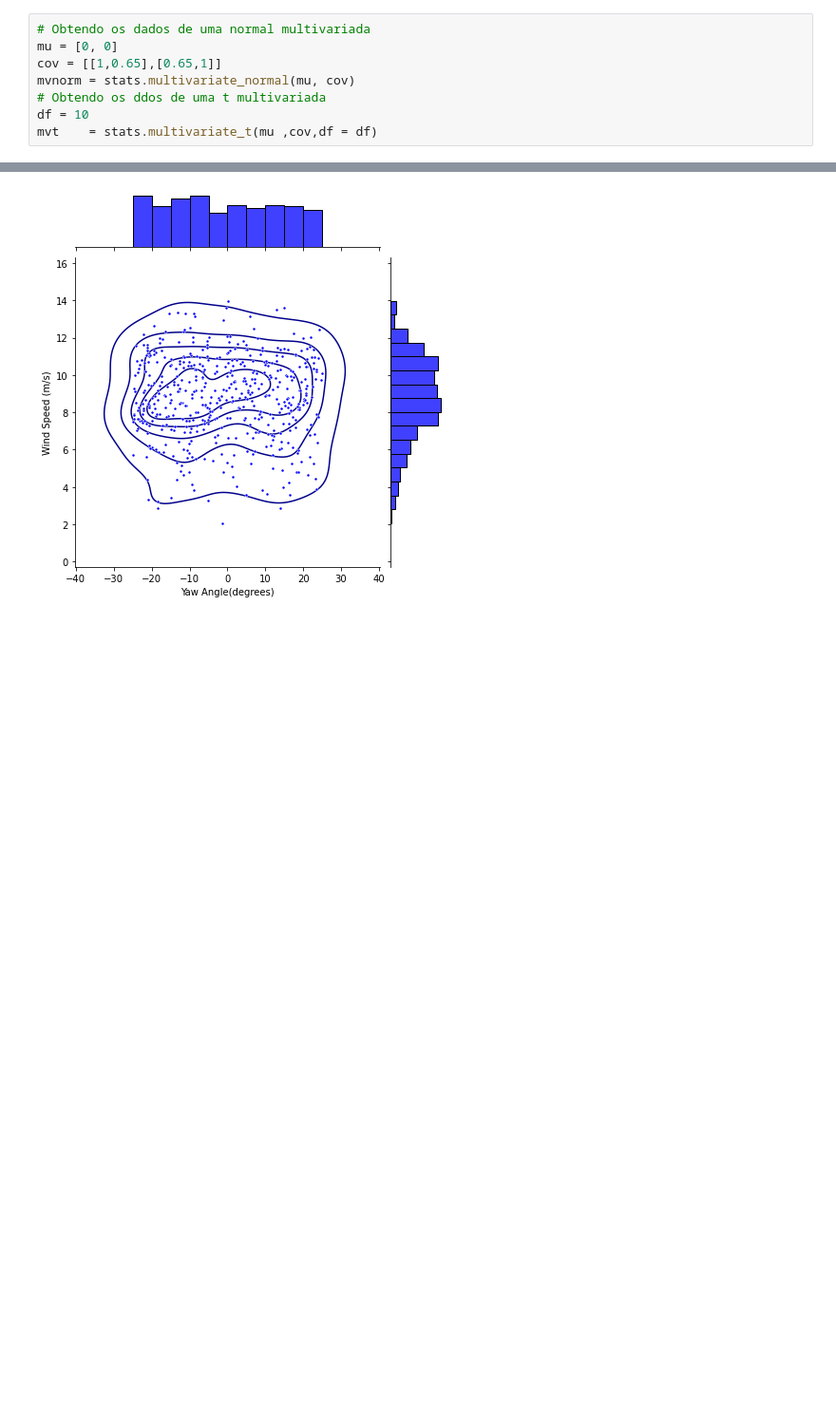
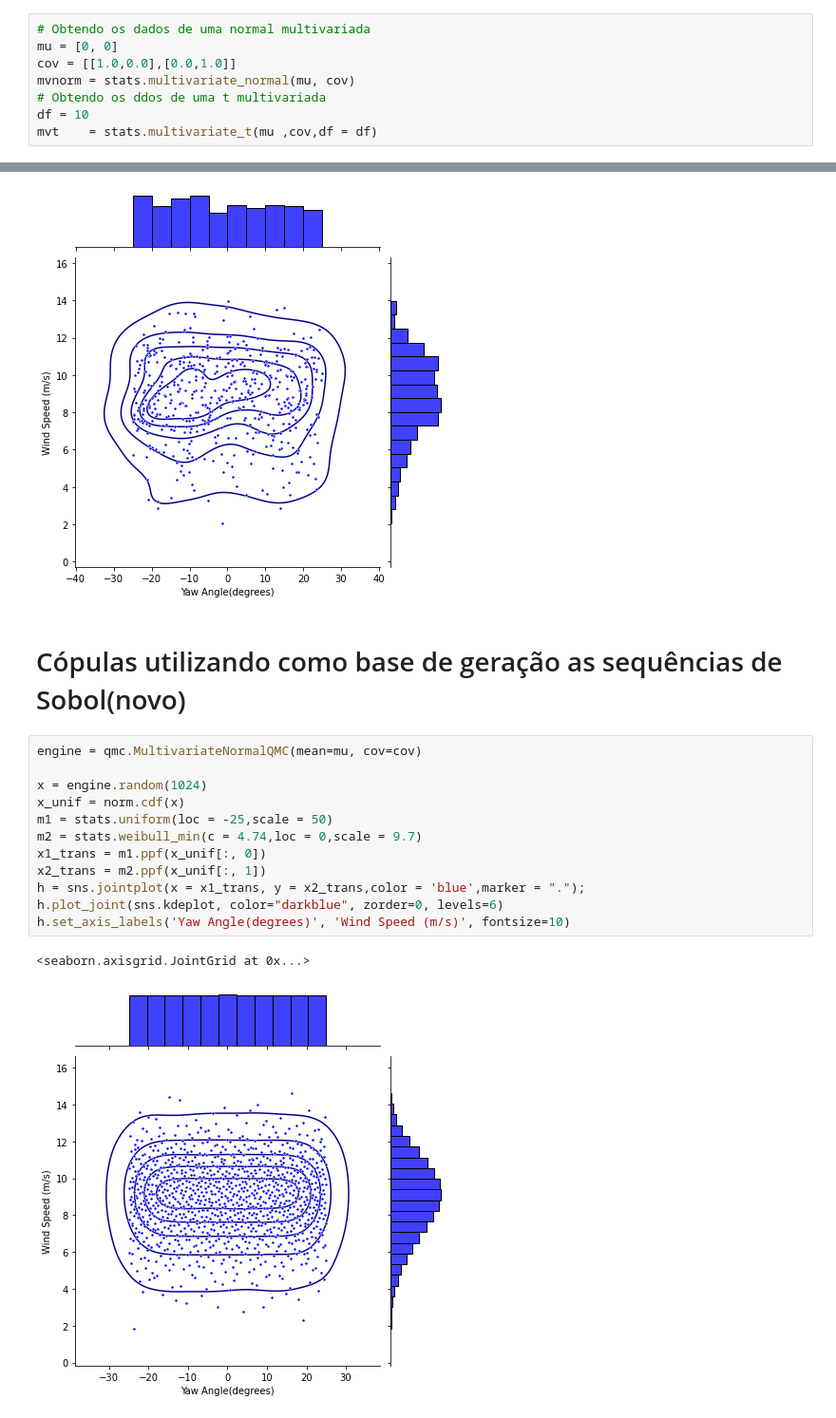
Before and after one commit to LuanDaSilva/EngineeringCopulas, a Jupyter notebook: Wind.ipynb, the cells around one changed output, grey strips where cells are left out. Shown at 95% size. Saved outputs shown, nothing was run; the diff lists cells and outputs as text; blank space fills up the shorter version.

Commit message:
Added Sobol sequence

```diff
--- a/Wind.ipynb
+++ b/Wind.ipynb
@@ -12,7 +13,7 @@ import seaborn as sns
 # %%
 # Obtendo os dados de uma normal multivariada
 mu = [0, 0]
-cov = [[1,0.65],[0.65,1]]
+cov = [[1.0,0.0],[0.0,1.0]]
 mvnorm = stats.multivariate_normal(mu, cov)
 # Obtendo os ddos de uma t multivariada
 df = 10
@@ -75,3 +76,20 @@ h.set_axis_labels('Yaw Angle(degrees)', 'Wind Speed (m/s)', fontsize=10)
 # %% [output]
 <seaborn.axisgrid.JointGrid at 0x...>
 [figure]
+# %% [markdown]
+# Cópulas utilizando como base de geração as sequências de Sobol(novo)
+# %%
+engine = qmc.MultivariateNormalQMC(mean=mu, cov=cov)
+
+x = engine.random(1024)
+x_unif = norm.cdf(x)
+m1 = stats.uniform(loc = -25,scale = 50)
+m2 = stats.weibull_min(c = 4.74,loc = 0,scale = 9.7)
+x1_trans = m1.ppf(x_unif[:, 0])
+x2_trans = m2.ppf(x_unif[:, 1])
+h = sns.jointplot(x = x1_trans, y = x2_trans,color = 'blue',marker = ".");
+h.plot_joint(sns.kdeplot, color="darkblue", zorder=0, levels=6)
+h.set_axis_labels('Yaw Angle(degrees)', 'Wind Speed (m/s)', fontsize=10)
+# %% [output]
+<seaborn.axisgrid.JointGrid at 0x...>
+[figure, added]
```
Also changed, not shown: parts of 1 cell of this notebook.
